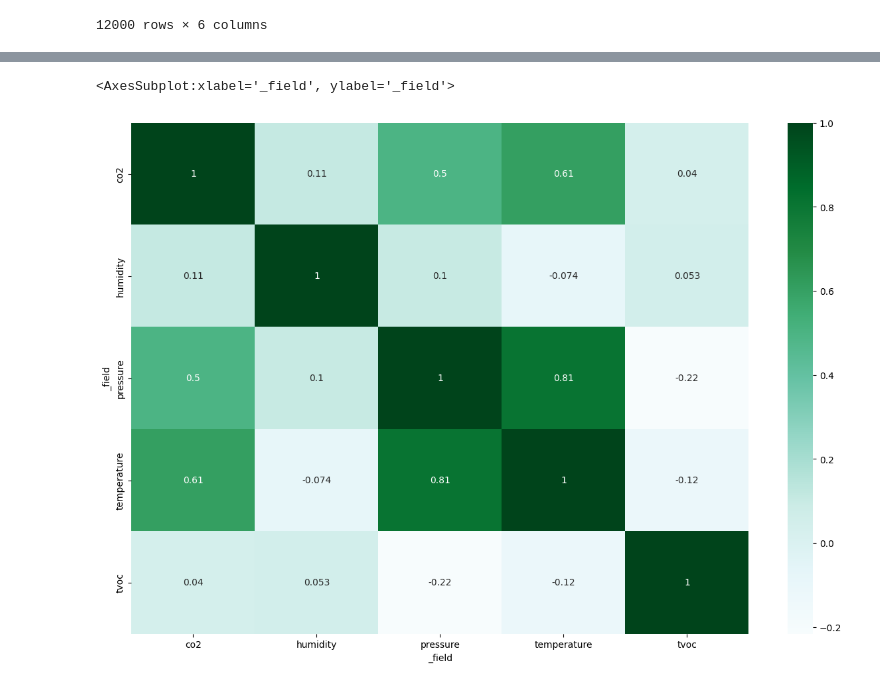
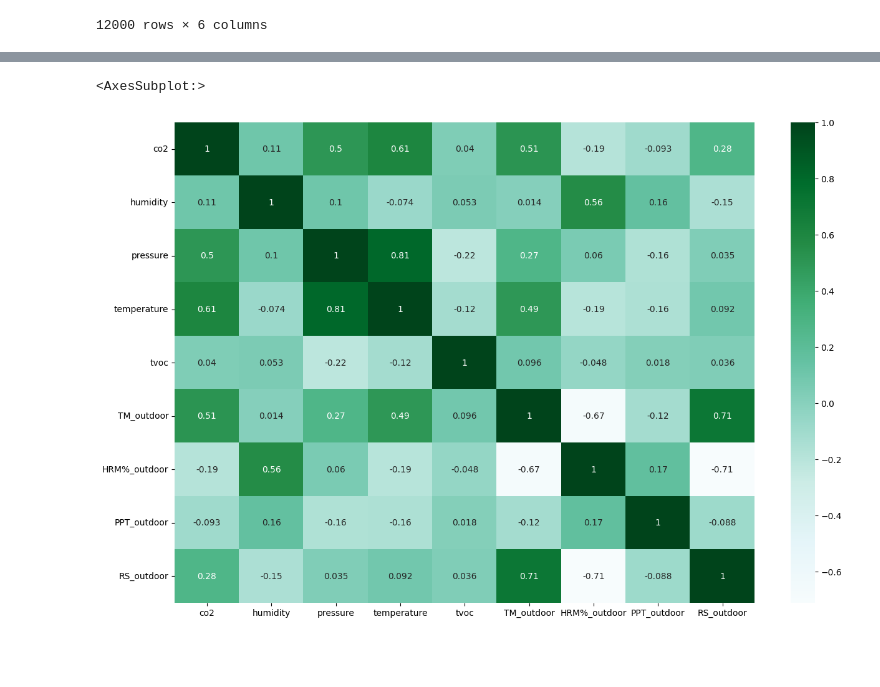
Before and after one commit to peremayolc/UAB_EnergyStudy, a Jupyter notebook: Recommender/recommendersys.ipynb, the cells around one changed output, grey strips where cells are left out. Drawn from its saved outputs; the diff is of its cells as text; code cells hidden in the pictures; blank space fills up the shorter version.

```diff
--- a/Recommender/recommendersys.ipynb
+++ b/Recommender/recommendersys.ipynb
@@ -63,6 +63,27 @@ def rename_sensor(data_sensors):
     return data_sensors
 
 
+def combine_dataframes(sensor_name,data_meteo):
+    data_meteo['DateTime'] = pd.to_datetime(data_meteo['Date'] + ' ' + data_meteo['Hour'])
+
+    sensor_name['DateTime'] = pd.to_datetime(sensor_name['Date'] + ' ' + sensor_name['Hour'])
+
+    #round the hours to the nearest multiple of 30 minutes
+    sensor_name['DateTime'] = sensor_name['DateTime'].dt.round('30min')
+
+    #combine Dataframes by datetime column
+    combined = pd.merge(sensor_name, data_meteo, on='DateTime', how='inner')
+
+    combined = combined.drop(columns=["DateTime","Date_y", "Hour_y"])
+    combined.rename(columns={'Date_x': 'Date'}, inplace=True)
+    combined.rename(columns={'Hour_x': 'Hour'}, inplace=True)
+    combined.rename(columns={'TM': 'TM_outdoor'}, inplace=True)
+    combined.rename(columns={'HRM%': 'HRM%_outdoor'}, inplace=True)
+    combined.rename(columns={'PPT': 'PPT_outdoor'}, inplace=True)
+    combined.rename(columns={'RS': 'RS_outdoor'}, inplace=True)
+
+    return combined
+
 def display_plot(data,x, y, fig_title):
     plt.figure(figsize = (20,7))
     plt.title(fig_title, loc='center', fontsize=20)
@@ -156,3 +196,6 @@ data_meteo
 | 11998 | 30-03-2024 | 23:00 | 12.7 | 86 | 0.0 | 0 |
 | 11999 | 30-03-2024 | 23:30 | 13.2 | 84 | 0.1 | 0 |
 12000 rows × 6 columns
+# %%
+data_sensors = pd.read_csv("data_sensors_v1.csv")
+data_sensors
@@ -174,0 +234,10 @@ data_sensors
+# %%
+testqc2090_com = combine_dataframes(testqc2090,data_meteo)
+Computer_Room_com = combine_dataframes(Computer_Room,data_meteo)
+Digital_Lab_com = combine_dataframes(Digital_Lab,data_meteo)
+c147446_com = combine_dataframes(c147446,data_meteo)
+c147470_com = combine_dataframes(c147470,data_meteo)
+OpenLab_Main_Room_com = combine_dataframes(OpenLab_Main_Room,data_meteo)
+OpenLab_Laser_Room_com = combine_dataframes(OpenLab_Laser_Room,data_meteo)
+c461468_com = combine_dataframes(c461468,data_meteo)
+Classroom_com = combine_dataframes(Classroom,data_meteo)
@@ -186,7 +285,7 @@ display_plot(Classroom, Classroom['Date'], Classroom['temperature'], "Class Room
 [figure]
 # %%
 plt.figure(figsize=(15, 10))
-sb.heatmap(Classroom.drop(['o3'], axis=1).corr(), cmap='BuGn', annot=True)
+sb.heatmap(Classroom_com.drop(['o3'], axis=1).corr(), cmap='BuGn', annot=True)
 # %% [output]
-<AxesSubplot:xlabel='_field', ylabel='_field'>
+<AxesSubplot:>
-[figure, old version]
+[figure, new version]
```
Also changed, not shown: parts of 16 cells of this notebook, 1 other file.
